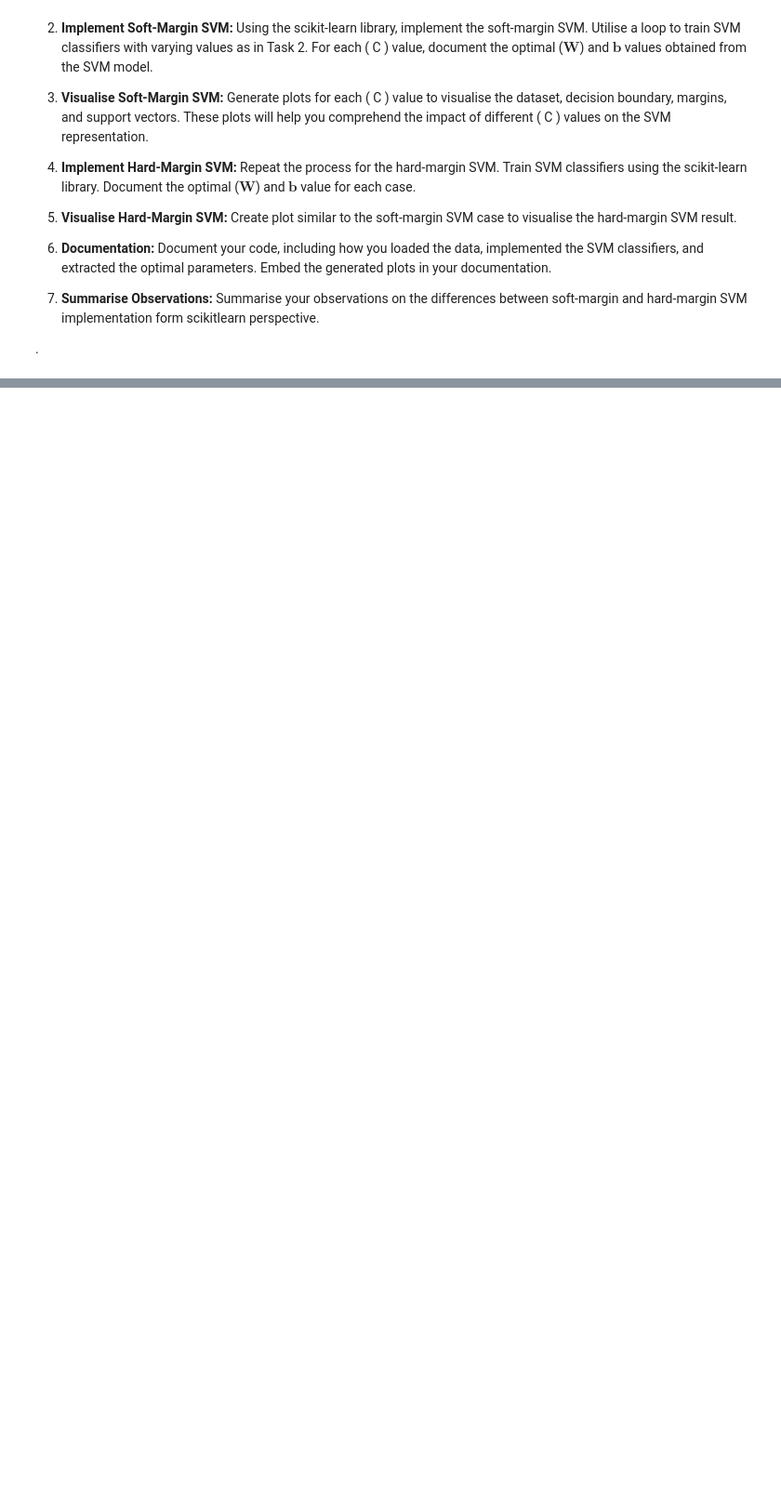
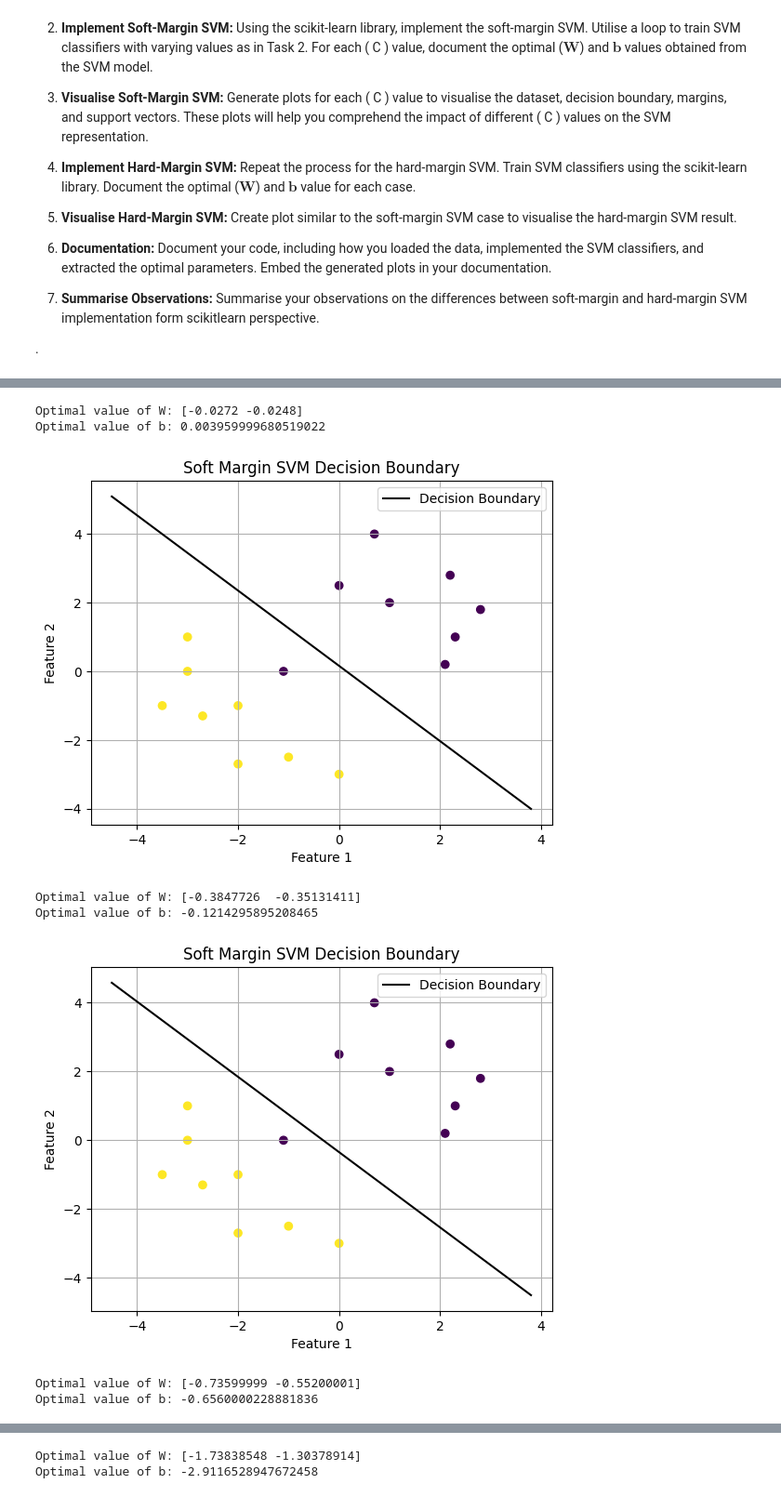
Before and after one commit to RandomCloneTrooper/ML, a Jupyter notebook: 06_ML_SVM.ipynb, the cells around one changed output, grey strips where cells are left out. Shown at 93% size. Drawn from its saved outputs; the diff is of its cells as text; code cells hidden in the pictures; blank space fills up the shorter version.

```diff
--- a/06_ML_SVM.ipynb
+++ b/06_ML_SVM.ipynb
@@ -465,0 +537,34 @@ from sklearn.svm import SVC
+# %%
+# Task 3 (hard margin)
+C_list = [1e-3, 1e-1, 1, 1e2, 1e5]
+for C in C_list:
+  clf = SVC(C=C, kernel="linear")
+  clf.fit(X, y)
+  W_optimal = clf.coef_[0]
+  b_optimal = clf.intercept_[0]
+  print("Optimal value of W:", W_optimal)
+  print("Optimal value of b:", b_optimal)
+
+  slope = -W_optimal[0] / W_optimal[1]
+  intercept = -b_optimal / W_optimal[1]
+
+  plt.scatter(X[:, 0], X[:, 1], c=y)
+  x_vals = np.array([np.min(X[:, 0]) - 1, np.max(X[:, 0]) + 1])
+  y_vals = slope * x_vals + intercept
+
+  plt.plot(x_vals, y_vals, label='Decision Boundary', color='black')
+  plt.xlabel('Feature 1')
+  plt.ylabel('Feature 2')
+  plt.legend()
+  plt.title('Soft Margin SVM Decision Boundary')
+  plt.grid()
+  plt.show()
+# %% [output]
+Optimal value of W: [-0.0272 -0.0248]
+Optimal value of b: 0.003959999680519022
+[figure, added]
+Optimal value of W: [-0.3847726  -0.35131411]
+Optimal value of b: -0.1214295895208465
+[figure, added]
+Optimal value of W: [-0.73599999 -0.55200001]
+Optimal value of b: -0.6560000228881836
@@ -465,0 +572,2 @@ from sklearn.svm import SVC
+Optimal value of W: [-1.73838548 -1.30378914]
+Optimal value of b: -2.9116528947672458
```
Also changed, not shown: parts of 7 cells of this notebook.
